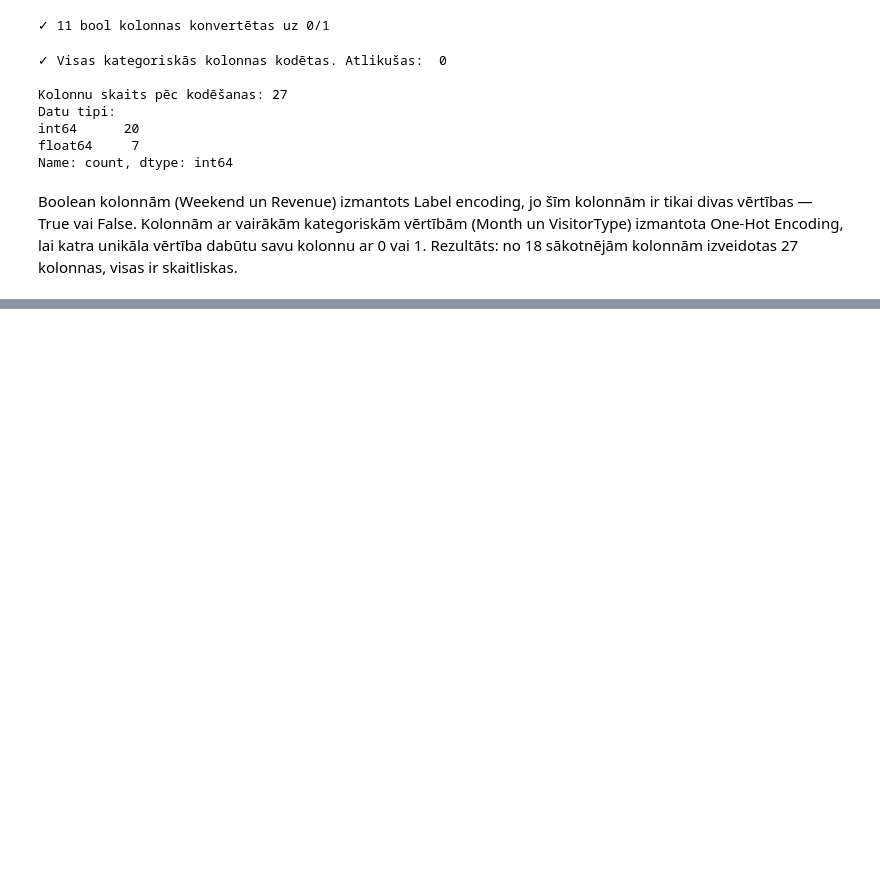
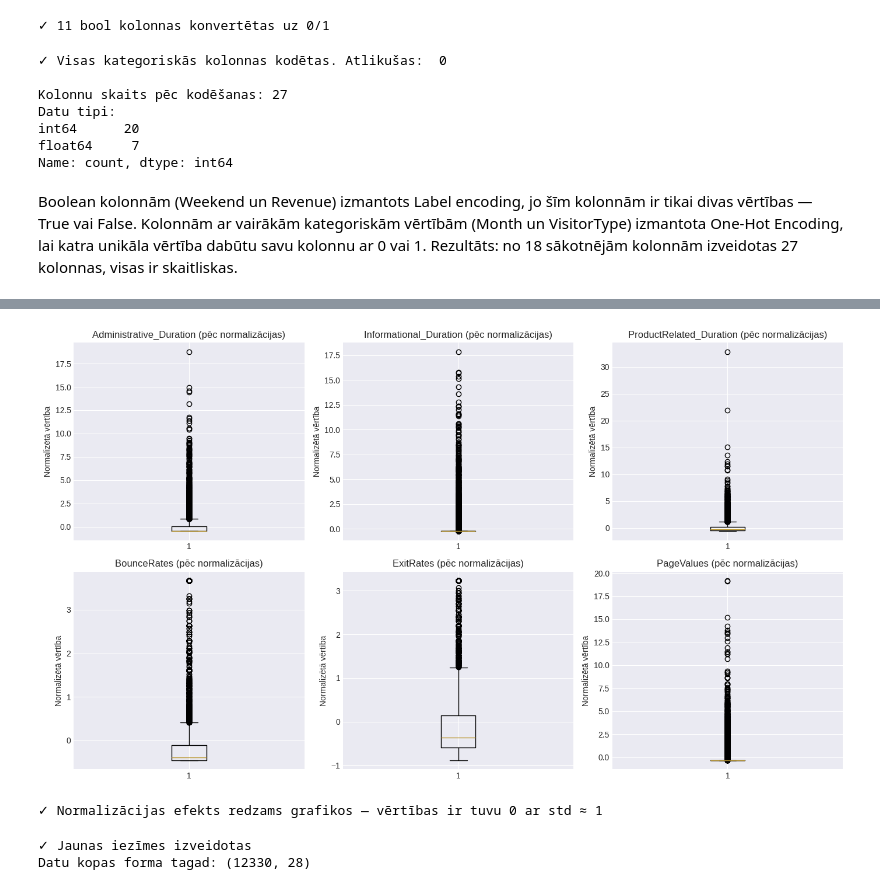
Before and after one commit to pinkadace-code/fita-ml-course, a Jupyter notebook: week1/week1_homework.ipynb, the cells around one changed output, grey strips where cells are left out. Cells and saved outputs as stored; diff of their text form; code cells hidden in the pictures; blank space fills up the shorter version.

```diff
--- a/week1/week1_homework.ipynb
+++ b/week1/week1_homework.ipynb
@@ -273,3 +273,12 @@ Name: count, dtype: int64
 Boolean kolonnām (Weekend un Revenue) izmantots Label encoding, jo šīm kolonnām ir tikai divas vērtības — True vai False.
 Kolonnām ar vairākām kategoriskām vērtībām (Month un VisitorType) izmantota One-Hot Encoding, lai katra unikāla vērtība dabūtu savu kolonnu ar 0 vai 1.
 Rezultāts: no 18 sākotnējām kolonnām izveidotas 27 kolonnas, visas ir skaitliskas.
+# %%
+# Kādas ir skaitliskās kolonnas
+numeric_cols = df.select_dtypes(include=[np.number]).columns.tolist()
+print(f"Skaitliskās kolonnas ({len(numeric_cols)} pavisam):")
+print(numeric_cols[:10])  # Parāda pirmos 10
+
+# Statistika PIRMS normalizācijas
+print("\n=== STATISTIKA PIRMS NORMALIZĀCIJAS ===")
+print(df[numeric_cols[:6]].describe().round(2))
@@ -275,0 +303,13 @@ Rezultāts: no 18 sākotnējām kolonnām izveidotas 27 kolonnas, visas ir skait
+# %%
+from sklearn.preprocessing import StandardScaler
+
+# Atlasi skaļošanai VISAS skaitliskās kolonnas (izņemot target)
+cols_to_scale = [col for col in numeric_cols if col != 'Revenue']
+
+# StandardScaler: (x - mean) / std
+scaler = StandardScaler()
+df[cols_to_scale] = scaler.fit_transform(df[cols_to_scale])
+
+print(f"✓ {len(cols_to_scale)} skaitliskās kolonnas normalizētas")
+print("\n=== STATISTIKA PĒC NORMALIZĀCIJAS ===")
+print(df[cols_to_scale[:6]].describe().round(2))
@@ -275,0 +334,30 @@ Rezultāts: no 18 sākotnējām kolonnām izveidotas 27 kolonnas, visas ir skait
+# %%
+# Salīdzinājums:
+fig, axes = plt.subplots(2, 3, figsize=(14, 8))
+axes = axes.flatten()
+
+sample_cols = ['Administrative_Duration', 'Informational_Duration', 'ProductRelated_Duration',
+               'BounceRates', 'ExitRates', 'PageValues']
+
+for idx, col in enumerate(sample_cols):
+    if col in df.columns:
+        axes[idx].boxplot(df[col], vert=True)
+        axes[idx].set_title(f'{col} (pēc normalizācijas)')
+        axes[idx].set_ylabel('Normalizētā vērtība')
+
+plt.tight_layout()
+plt.show()
+
+print("✓ Normalizācijas efekts redzams grafikos — vērtības ir tuvu 0 ar std ≈ 1")
+# %% [output]
+[figure, added]
+✓ Normalizācijas efekts redzams grafikos — vērtības ir tuvu 0 ar std ≈ 1
+# %%
+# Iesaistīšanās rādītājs — cik aktīvi apmeklētājs mijiedarbojās ar vietni
+df['Engagement_Score'] = df['ProductRelated_Duration'] - df['BounceRates']
+
+print("✓ Jaunas iezīmes izveidotas")
+print(f"Datu kopas forma tagad: {df.shape}")
+# %% [output]
+✓ Jaunas iezīmes izveidotas
+Datu kopas forma tagad: (12330, 28)
```
Also changed, not shown: parts of 7 cells of this notebook.
